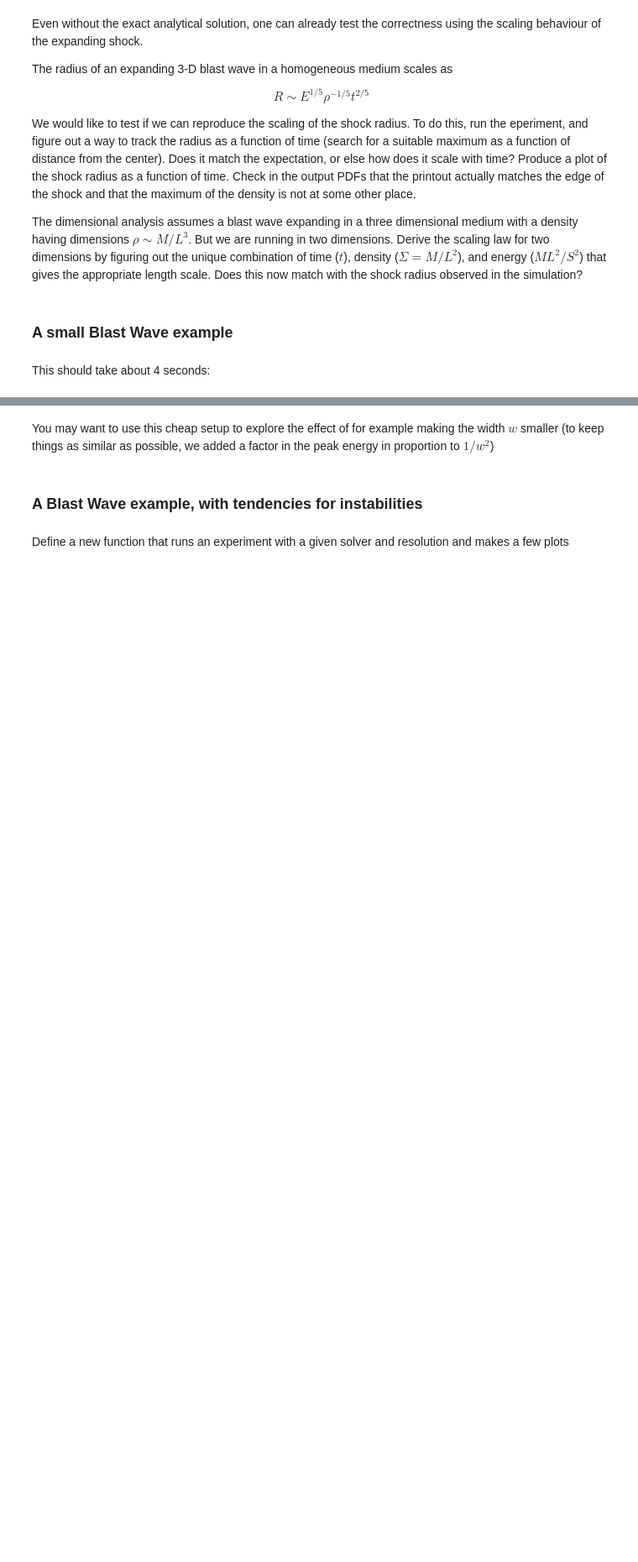
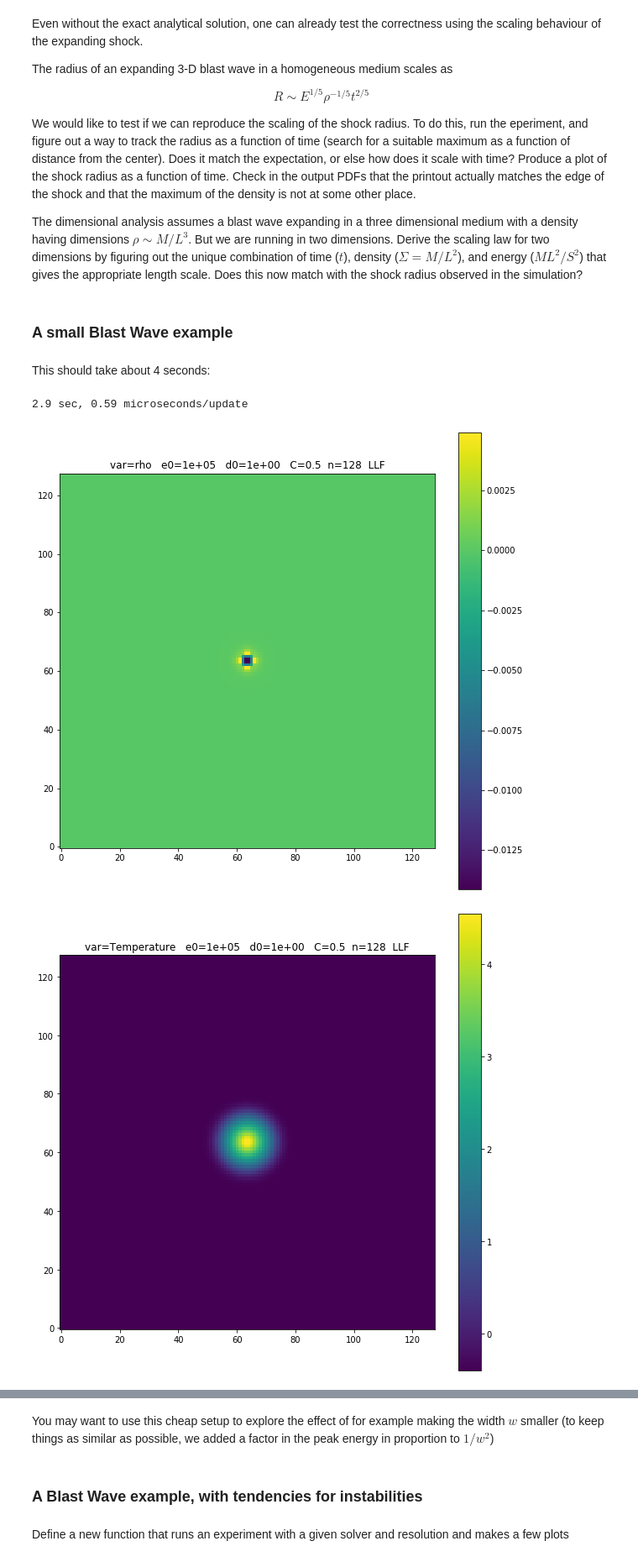
Before and after one commit to astrockragh/computational_astrophysics, a Jupyter notebook: 2 Hydrodynamics/2b Blast Waves_own.ipynb, the cells around one changed output, grey strips where cells are left out. Shown: that part at 84% size. Drawn from its saved outputs; the diff is of its cells as text; code cells hidden in the pictures; blank space fills up the shorter version.

```diff
--- a/2 Hydrodynamics/2b Blast Waves_own.ipynb
+++ b/2 Hydrodynamics/2b Blast Waves_own.ipynb
@@ -98,7 +98,8 @@ def primitive_to_conservative(q):
     U.mU = q.D*q.U
     U.mV = q.D*q.V
     # We need an energy U.Etot = ...
-    U.Etot=q.P/(q.gamma-1)+1/(2*q.D)*((q.U+q.V)**2)
+    U.Etot=q.P/(q.gamma-1)+1/2*q.D*(q.U**2+q.V**2)
+#     U.Etot=np.ones(q.D.shape)
     return U
 
 # Hydro flux from conservative and primitive variables
@@ -348,8 +347,8 @@ def imshow(f,size=10):
     plt.figure(figsize=(size,size))
     plt.imshow(np.transpose(f),origin='lower')
     plt.colorbar();
-def title(e0=1e5,d0=1.0,C=0.5,n=128,solver=HLL):
-    plt.title('e0={:.0e}   d0={:.0e}   C={:.1f}  n={}  {}'.format(e0,d0,C,n,solver.__name__));
+def title(e0=1e5,d0=1.0,C=0.5,n=128,solver=HLL, variable='rho'):
+    plt.title('var={}   e0={:.0e}   d0={:.0e}   C={:.1f}  n={}  {}'.format(variable,e0,d0,C,n,solver.__name__));
 # %% [markdown]
 Try it out on the initial condition:
 # %%
@@ -379,18 +379,28 @@ This should take about 4 seconds:
 # %%
 e0 = 1e5
 n = 128
 C = 0.5
 nt = 300
-solver = HLL
-u = blast_wave(n=n,e0=e0,gamma=1.4,w=3.,power=4,eps=0.1)
+solver = LLF
+u = blast_wave(n=n,e0=e0,gamma=1.4,w=2.,power=2,eps=0.1)
+# imshow(n)
 start = time()
 for it in range(nt):
     dt=u.Courant(C)
     u = muscl_2d(u,dt,Slope=MonCen,Riemann_Solver=solver)
     u.t += dt
+    if it%50==0:
+        imshow(np.log10(u.rho))
+        title(e0=e0,C=C,n=n,solver=solver)
+        imshow(np.log10(u.temperature()))
+        title(e0=e0,C=C,n=n,solver=solver, variable='Temperature')
 used=time()-start
 print('{:.1f} sec, {:.2f} microseconds/update'.format(used,1e6*used/(n**2*nt)))
-imshow(u.rho)
+imshow(np.log10(u.rho))
 title(e0=e0,C=C,n=n,solver=solver)
-imshow(u.temperature())
-title(e0=e0,C=C,n=n,solver=solver)
+imshow(np.log10(u.temperature()))
+title(e0=e0,C=C,n=n,solver=solver, variable='Temperature')
+# %% [output]
+2.9 sec, 0.59 microseconds/update
+[figure, added]
+[figure, added]
```
Also changed, not shown: parts of 10 cells of this notebook.
